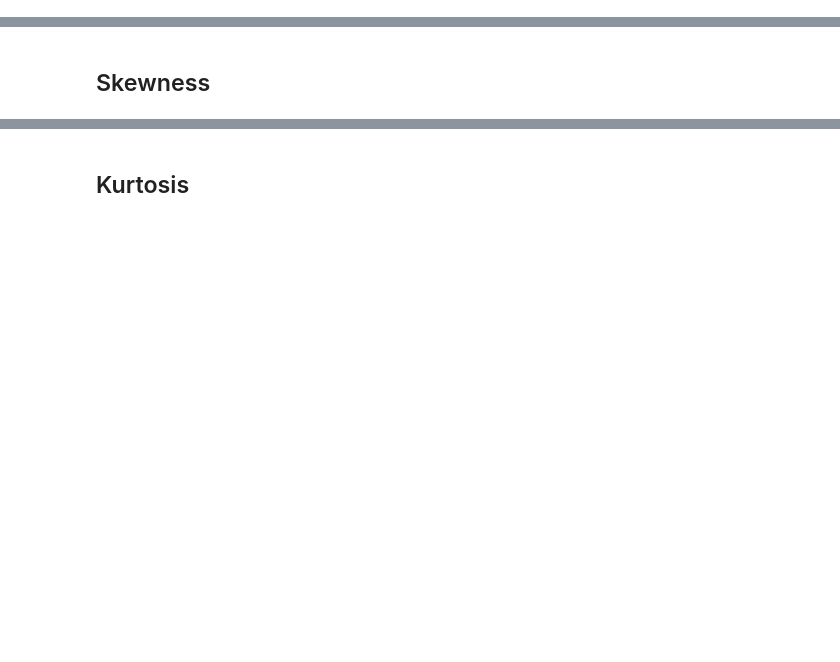
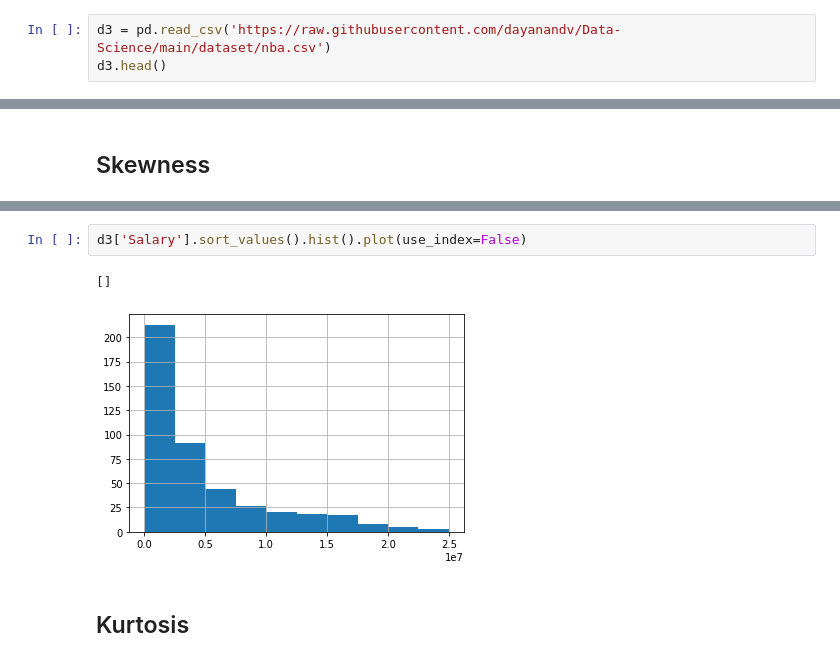
Before and after one commit to dayanandv/Data-Science, a Jupyter notebook: Descriptive_Statistics.ipynb, the cells around one changed output, grey strips where cells are left out. Saved outputs shown, nothing was run; the diff lists cells and outputs as text; blank space fills up the shorter version.

```diff
--- a/Descriptive_Statistics.ipynb
+++ b/Descriptive_Statistics.ipynb
@@ -75,2 +221,5 @@ n
 # %% [markdown]
 # Measures of variance
+# %%
+d3 = pd.read_csv('https://raw.githubusercontent.com/dayanandv/Data-Science/main/dataset/nba.csv')
+d3.head()
@@ -79,2 +243,7 @@ n
+# %%
+d3['Salary'].sort_values().hist().plot(use_index=False)
+# %% [output]
+[]
+[figure, added]
 # %% [markdown]
 ## Kurtosis
```
Also changed, not shown: parts of 28 cells of this notebook.
